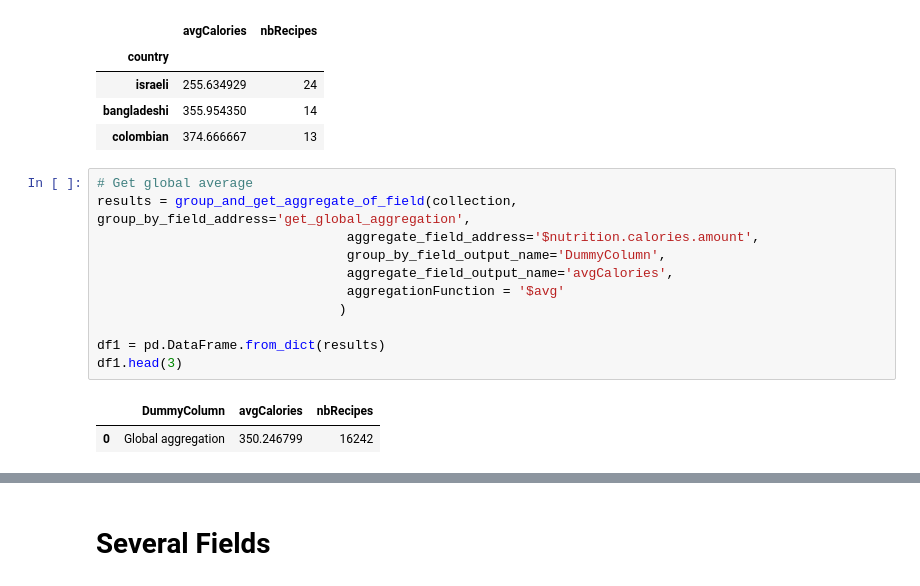
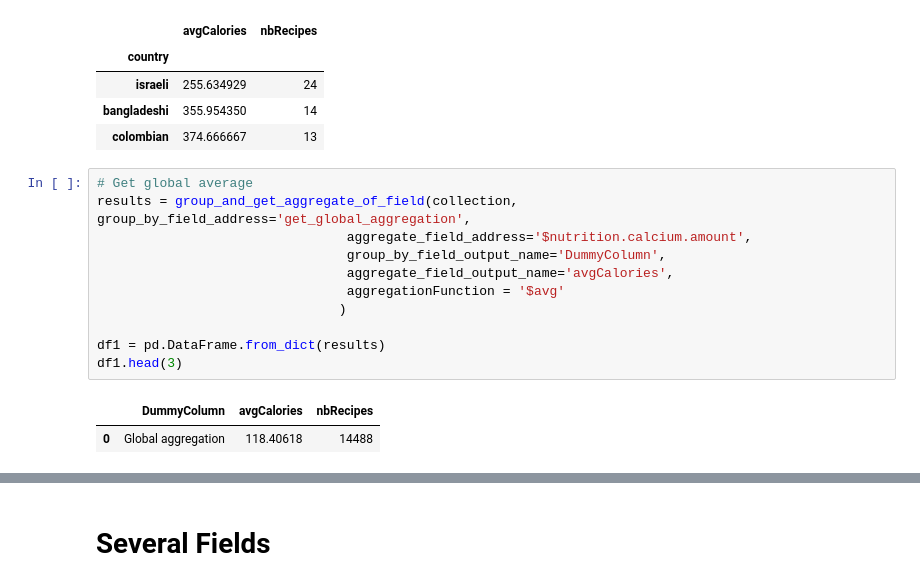
Before and after one commit to Rivollet/ADAProject, a Jupyter notebook: mongo-example/create_aggregated_JSONs_from_database.ipynb, the cells around one changed output, grey strips where cells are left out. Cells and saved outputs as stored; diff of their text form.

```diff
--- a/mongo-example/create_aggregated_JSONs_from_database.ipynb
+++ b/mongo-example/create_aggregated_JSONs_from_database.ipynb
@@ -62,14 +68,14 @@ df.head(3)
 # %%
 # Get global average
 results = group_and_get_aggregate_of_field(collection, group_by_field_address='get_global_aggregation',
-                                aggregate_field_address='$nutrition.calories.amount',
+                                aggregate_field_address='$nutrition.calcium.amount',
                                 group_by_field_output_name='DummyColumn',
                                 aggregate_field_output_name='avgCalories',
                                 aggregationFunction = '$avg'
                                )
 
 df1 = pd.DataFrame.from_dict(results)
 df1.head(3)
 # %% [output]
 |  | DummyColumn | avgCalories | nbRecipes |
-| 0 | Global aggregation | 350.246799 | 16242 |
+| 0 | Global aggregation | 118.40618 | 14488 |
```
Also changed, not shown: parts of 14 cells of this notebook, 11 other files.
